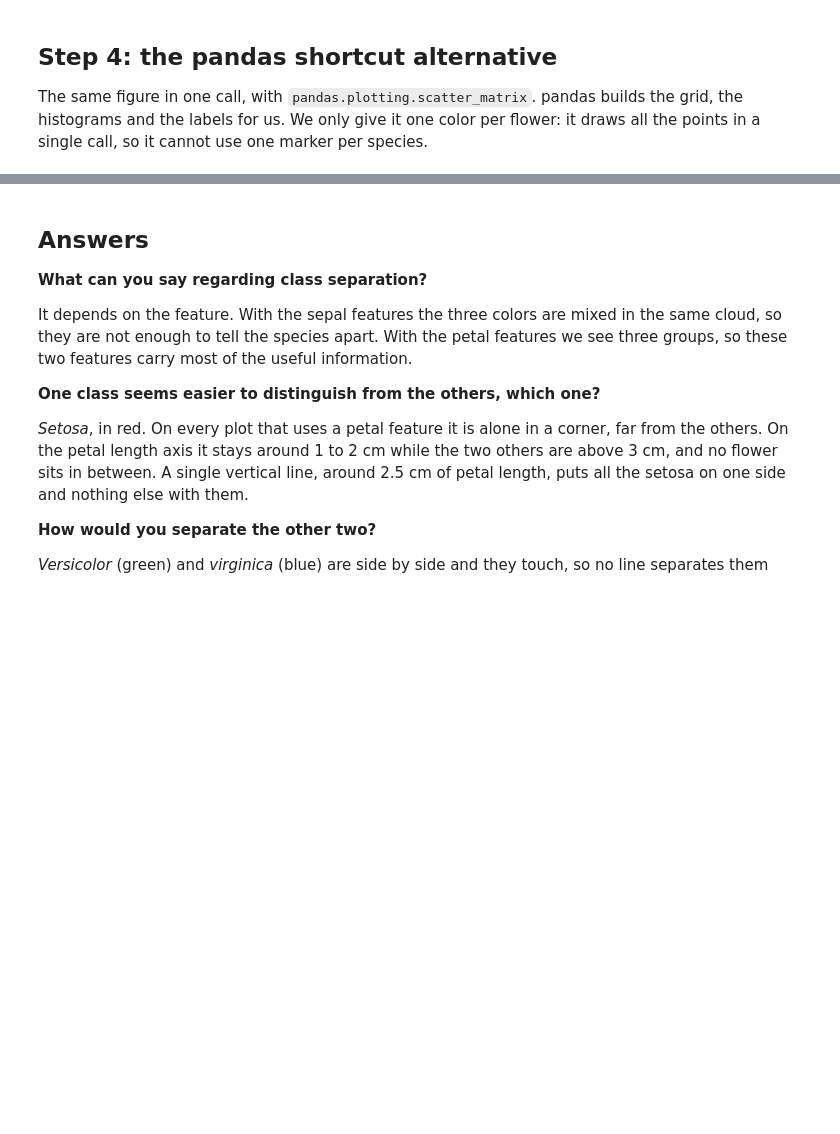
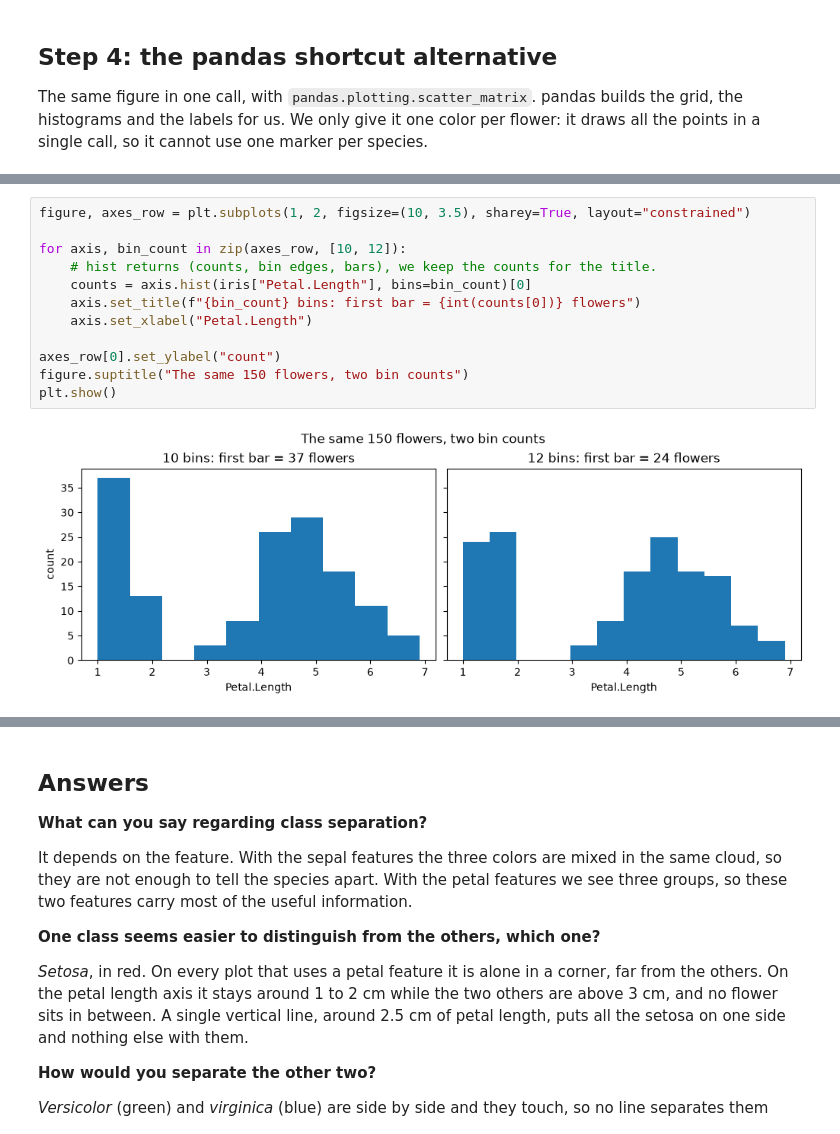
Before and after one commit to NoeBerdoz/FTP_MachLe, a Jupyter notebook: PW1/pw1.ipynb, the cells around one changed output, grey strips where cells are left out. Drawn from its saved outputs; the diff is of its cells as text; blank space fills up the shorter version.

```diff
--- a/PW1/pw1.ipynb
+++ b/PW1/pw1.ipynb
@@ -189,0 +193,14 @@ plt.show()
+# %%
+figure, axes_row = plt.subplots(1, 2, figsize=(10, 3.5), sharey=True, layout="constrained")
+
+for axis, bin_count in zip(axes_row, [10, 12]):
+    # hist returns (counts, bin edges, bars), we keep the counts for the title.
+    counts = axis.hist(iris["Petal.Length"], bins=bin_count)[0]
+    axis.set_title(f"{bin_count} bins: first bar = {int(counts[0])} flowers")
+    axis.set_xlabel("Petal.Length")
+
+axes_row[0].set_ylabel("count")
+figure.suptitle("The same 150 flowers, two bin counts")
+plt.show()
+# %% [output]
+[figure, added]
```
Also changed, not shown: parts of 6 cells of this notebook.
